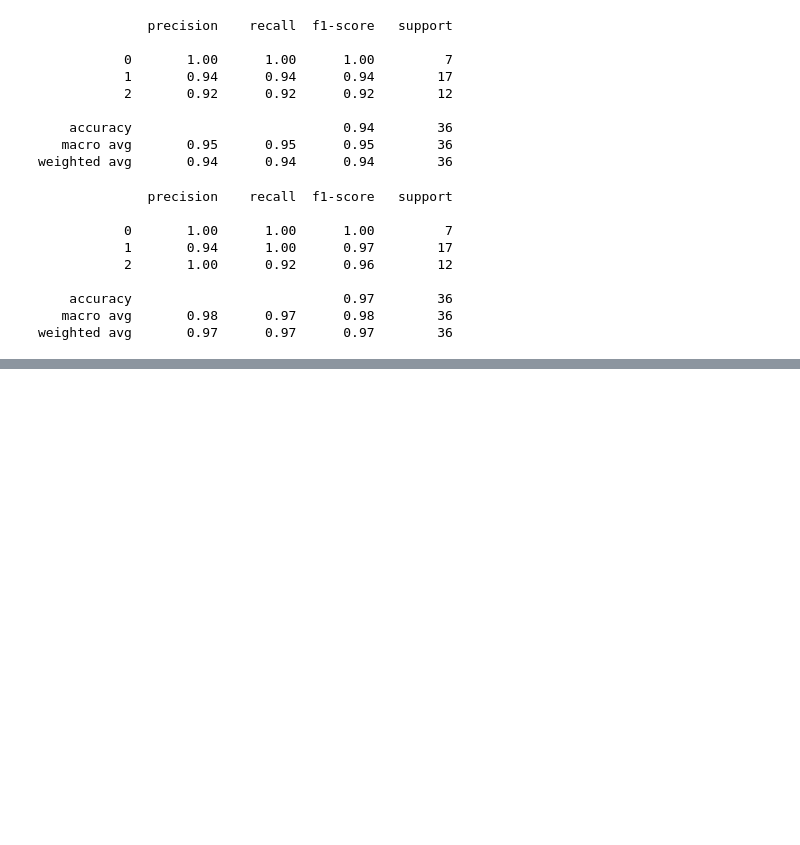
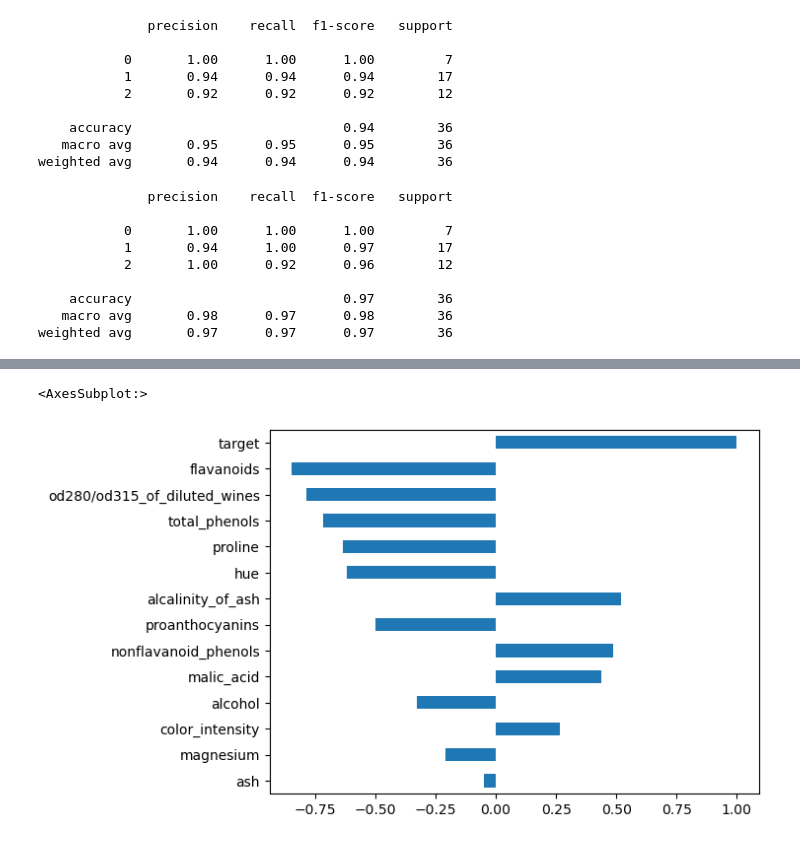
Before and after one commit to hyayi/explorer, a Jupyter notebook: [ex_01_2].ipynb, the cells around one changed output, grey strips where cells are left out. Cells and saved outputs as stored; diff of their text form; code cells hidden in the pictures; blank space fills up the shorter version.

```diff
--- a/[ex_01_2].ipynb
+++ b/[ex_01_2].ipynb
@@ -230,0 +251,5 @@ weighted avg       0.97      0.97      0.97        36
+# %%
+df.corr()['target'].sort_values(ascending=True,key=abs).plot(kind='barh')
+# %% [output]
+<AxesSubplot:>
+[figure, added]
```
Also changed, not shown: parts of 8 cells of this notebook, 1 other file.
